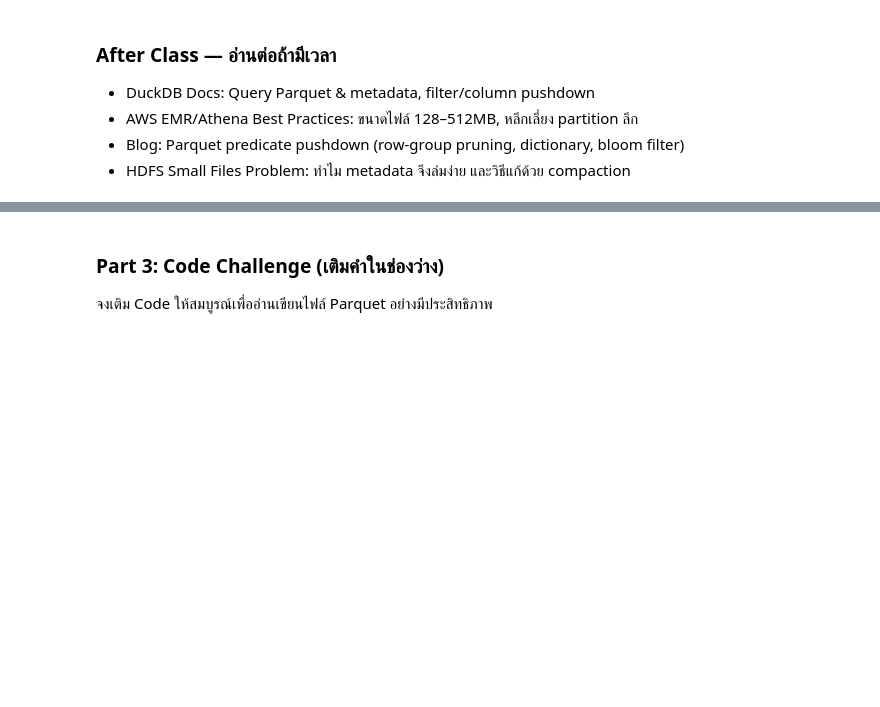
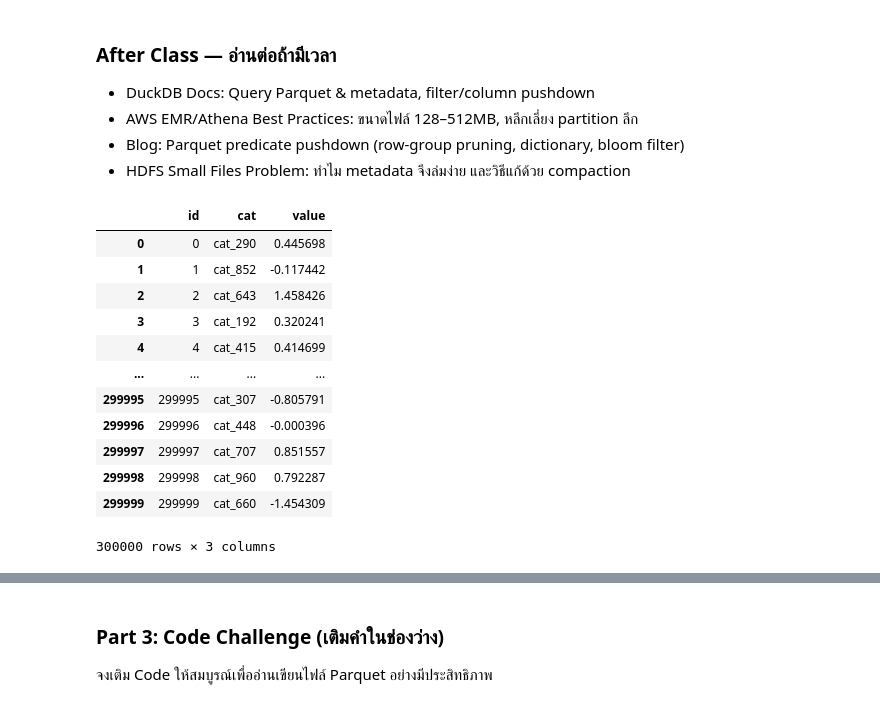
Before and after one commit to TanapatlLala/128-356-Big-Data, a Jupyter notebook: BigData_Week2_FileFormats_and_Storage.ipynb, the cells around one changed output, grey strips where cells are left out. Drawn from its saved outputs; the diff is of its cells as text; code cells hidden in the pictures; blank space fills up the shorter version.

```diff
--- a/BigData_Week2_FileFormats_and_Storage.ipynb
+++ b/BigData_Week2_FileFormats_and_Storage.ipynb
@@ -604,3 +618,21 @@ if os.path.exists(output_dir): shutil.rmtree(output_dir)
 - AWS EMR/Athena Best Practices: ขนาดไฟล์ 128–512MB, หลีกเลี่ยง partition ลึก
 - Blog: Parquet predicate pushdown (row-group pruning, dictionary, bloom filter)
 - HDFS Small Files Problem: ทำไม metadata จึงล่มง่าย และวิธีแก้ด้วย compaction
+# %%
+data = pd.read_parquet('data.parquet')
+# %%
+data
+# %% [output]
+|  | id | cat | value |
+| 0 | 0 | cat_290 | 0.445698 |
+| 1 | 1 | cat_852 | -0.117442 |
+| 2 | 2 | cat_643 | 1.458426 |
+| 3 | 3 | cat_192 | 0.320241 |
+| 4 | 4 | cat_415 | 0.414699 |
+| ... | ... | ... | ... |
+| 299995 | 299995 | cat_307 | -0.805791 |
+| 299996 | 299996 | cat_448 | -0.000396 |
+| 299997 | 299997 | cat_707 | 0.851557 |
+| 299998 | 299998 | cat_960 | 0.792287 |
+| 299999 | 299999 | cat_660 | -1.454309 |
+300000 rows × 3 columns
```
Also changed, not shown: parts of 9 cells of this notebook.
